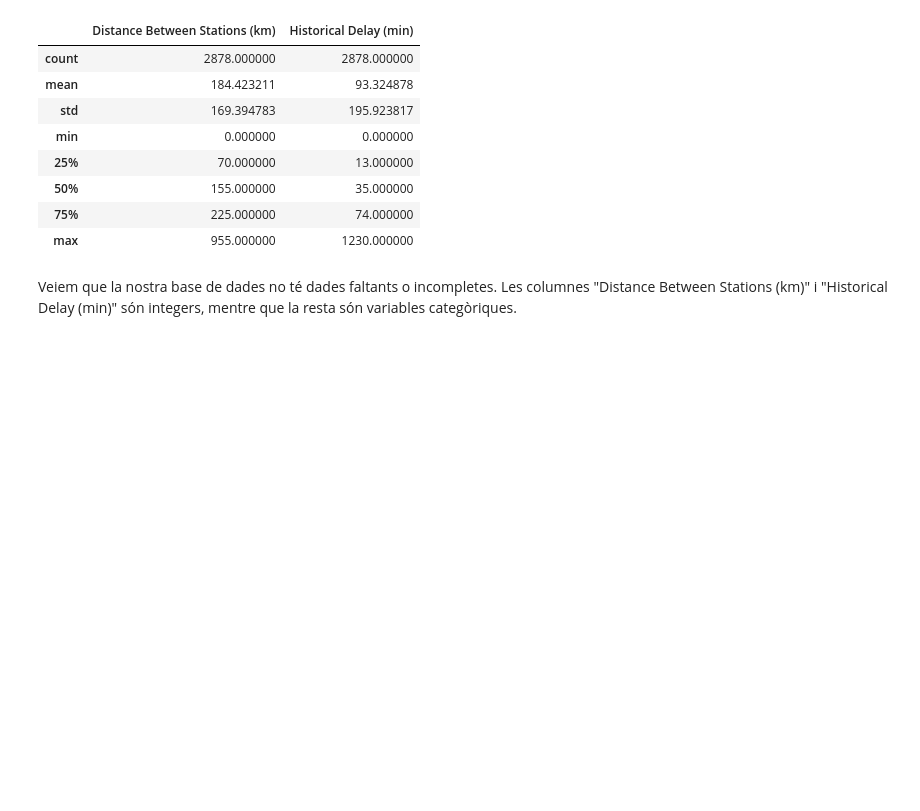
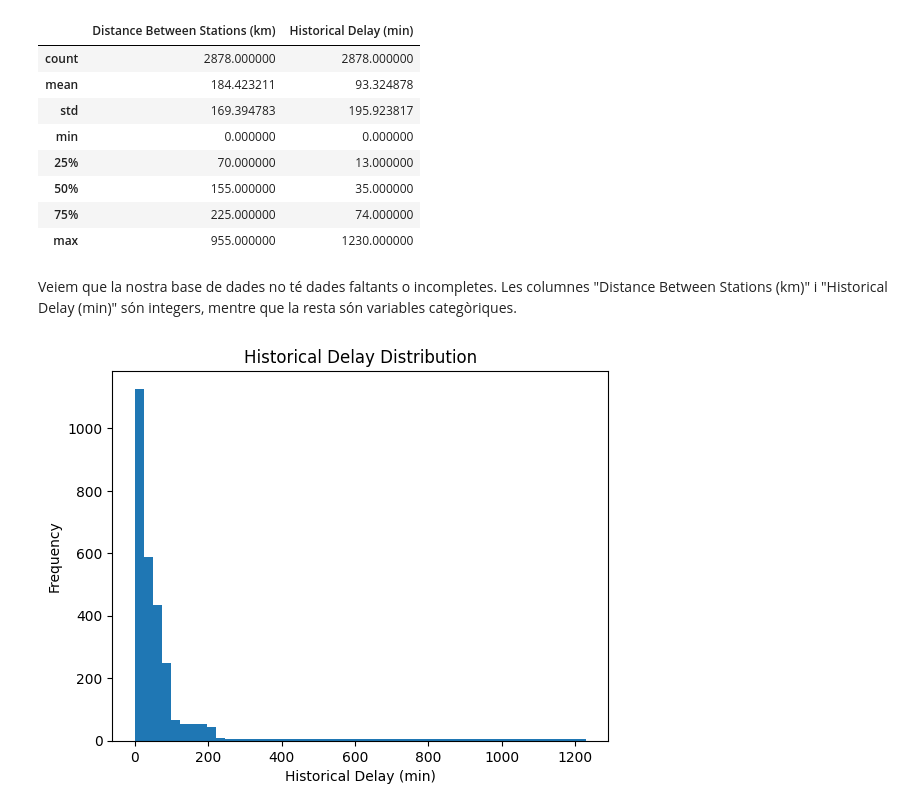
Before and after one commit to cmascarocatala/Kaggle_train_delay, a Jupyter notebook: Train_delay_analisy.ipynb, the cells around one changed output. Saved outputs shown, nothing was run; the diff lists cells and outputs as text; code cells hidden in the pictures; blank space fills up the shorter version.

```diff
--- a/Train_delay_analisy.ipynb
+++ b/Train_delay_analisy.ipynb
@@ -68,3 +68,9 @@ df.describe()
 | max | 955.000000 | 1230.000000 |
 # %% [markdown]
 Veiem que la nostra base de dades no té dades faltants o incompletes. Les columnes "Distance Between Stations (km)" i "Historical Delay (min)" són integers, mentre que la resta són variables categòriques.
+# %%
+df["Historical Delay (min)"].plot(kind='hist', bins=50, title='Historical Delay Distribution')
+plt.xlabel('Historical Delay (min)')
+plt.show()
+# %% [output]
+[figure, added]
```
Also changed, not shown: parts of 12 cells of this notebook.
